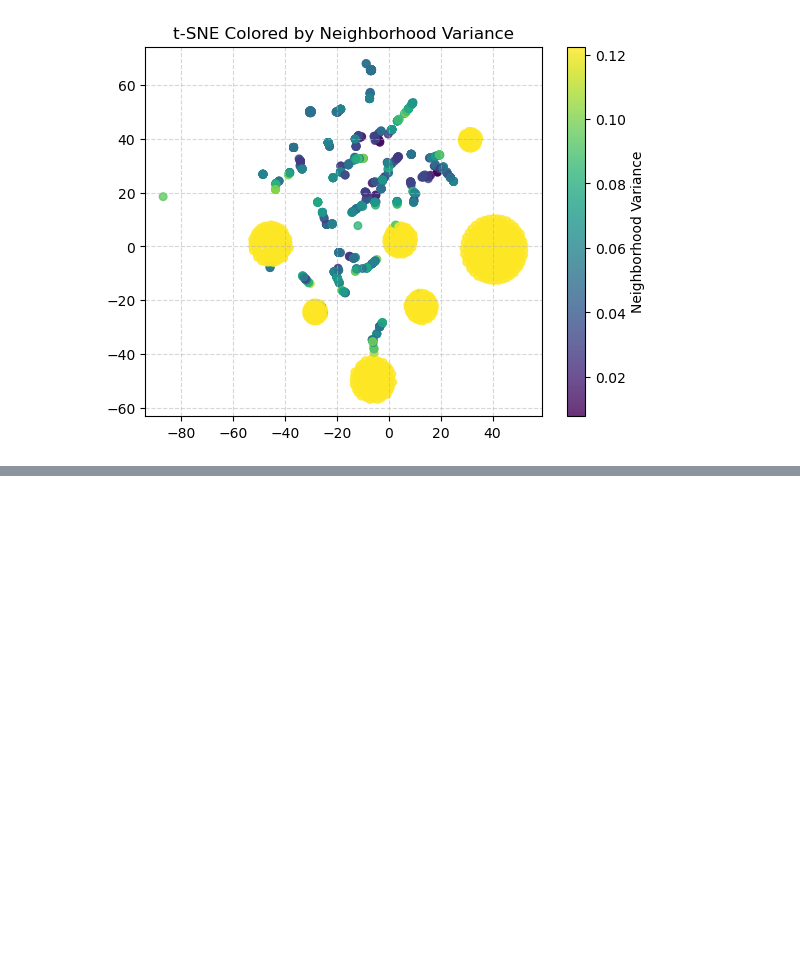
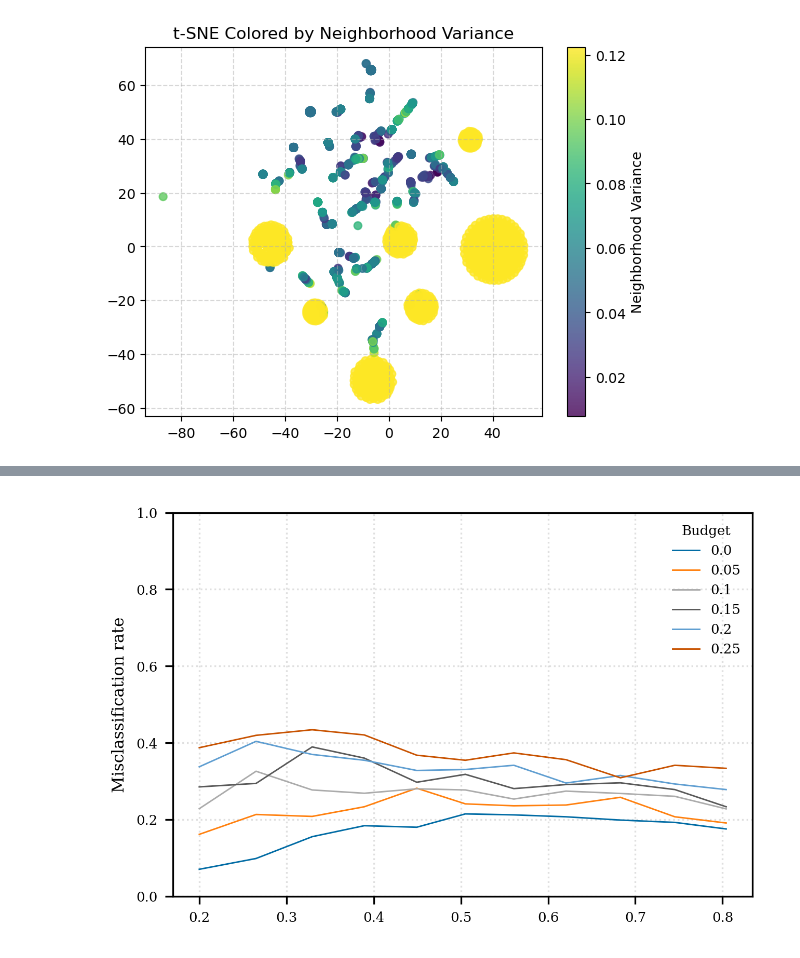
Before and after one commit to nelumbus-cloud/attacktrans, a Jupyter notebook: playground.ipynb, the cells around one changed output, grey strips where cells are left out. Saved outputs shown, nothing was run; the diff lists cells and outputs as text; code cells hidden in the pictures; blank space fills up the shorter version.

```diff
--- a/playground.ipynb
+++ b/playground.ipynb
@@ -535,0 +638,21 @@ FIGSIZE = (4.8, 3.2)
+# %%
+file = 'h2gcn_budget.csv'
+df = pd.read_csv(file)
+plt.style.use('tableau-colorblind10')
+x = df['K'].unique()
+x = df[df['attack_model']=='clean'].sort_values(by='K')['homophily']
+fig, ax = plt.subplots(figsize=FIGSIZE)
+
+ax.set_ylim(0, 1)
+ax.set_ylabel("Misclassification rate", fontsize='small')
+
+for budget in sorted(df['budget'].unique()):
+    y = df[df['budget']==budget].sort_values(by='K')['misclassification_rate']
+    ax.plot(x,y, label=f'{budget}', linewidth=0.7)
+
+ax.tick_params(which='major', axis='both', labelsize='x-small')
+ax.legend(title='Budget',frameon=False, fontsize='x-small',title_fontsize='x-small',)
+plt.show()
+plt.close()
+# %% [output]
+[figure, added]
```
Also changed, not shown: parts of 4 cells of this notebook, 24 other files.
